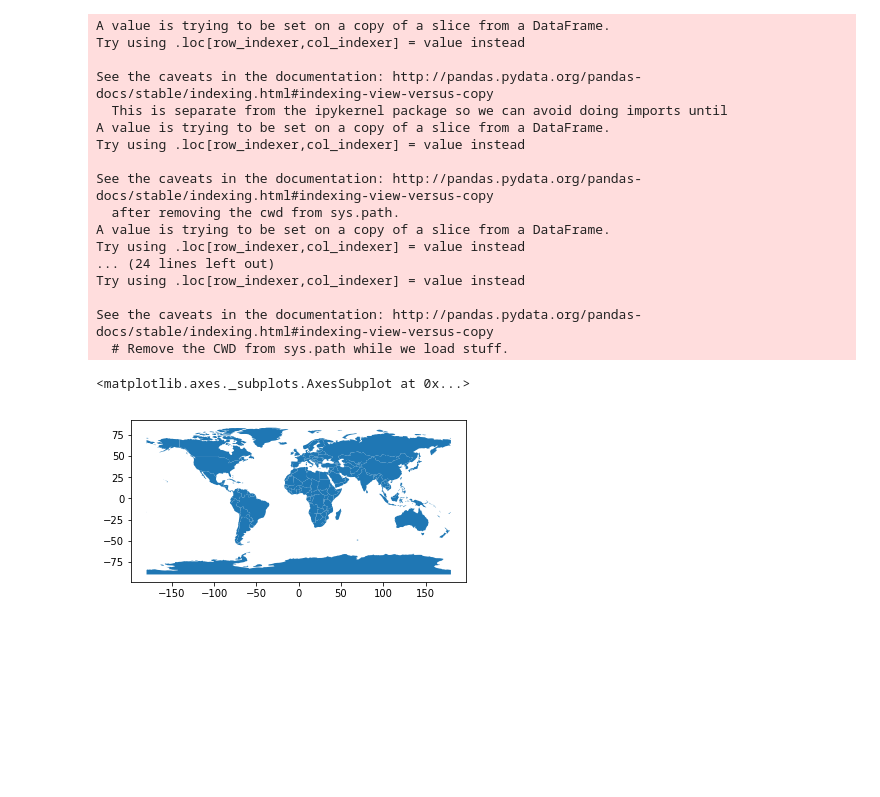
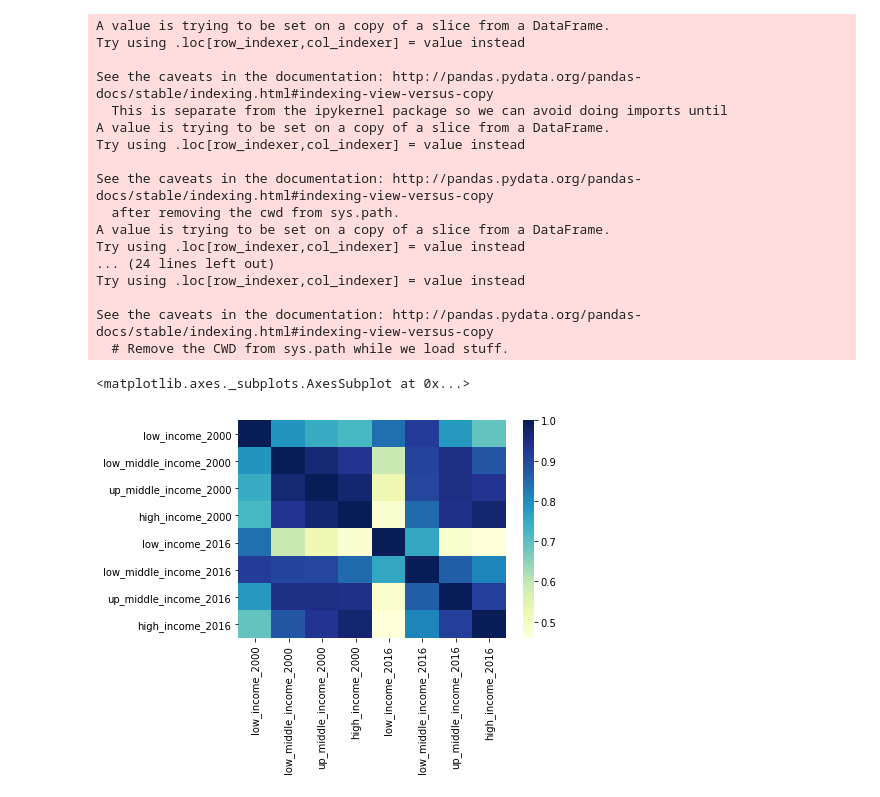
Before and after one commit to MeriemMar/data-labs, a Jupyter notebook: module-2/visualizing-real-world-data-project/your-code/Project.ipynb, the cells around one changed output. Cells and saved outputs as stored; diff of their text form; code cells hidden in the pictures; blank space fills up the shorter version.

```diff
--- a/module-2/visualizing-real-world-data-project/your-code/Project.ipynb
+++ b/module-2/visualizing-real-world-data-project/your-code/Project.ipynb
@@ -175,7 +173,3 @@ See the caveats in the documentation: http://pandas.pydata.org/pandas-docs/stabl
 # %%
 import geopandas
 world = geopandas.read_file(geopandas.datasets.get_path('naturalearth_lowres'))
-world.plot()
-# %% [output]
-<matplotlib.axes._subplots.AxesSubplot at 0x...>
-[figure, removed]
@@ -186,2 +176,5 @@ df_clean.corr()
 # %%
-sns.heatmap(df_clean.corr())
+sns.heatmap(df_clean.corr(), cmap='YlGnBu')
+# %% [output]
+<matplotlib.axes._subplots.AxesSubplot at 0x...>
+[figure, added]
```
Also changed, not shown: parts of 18 cells of this notebook.
